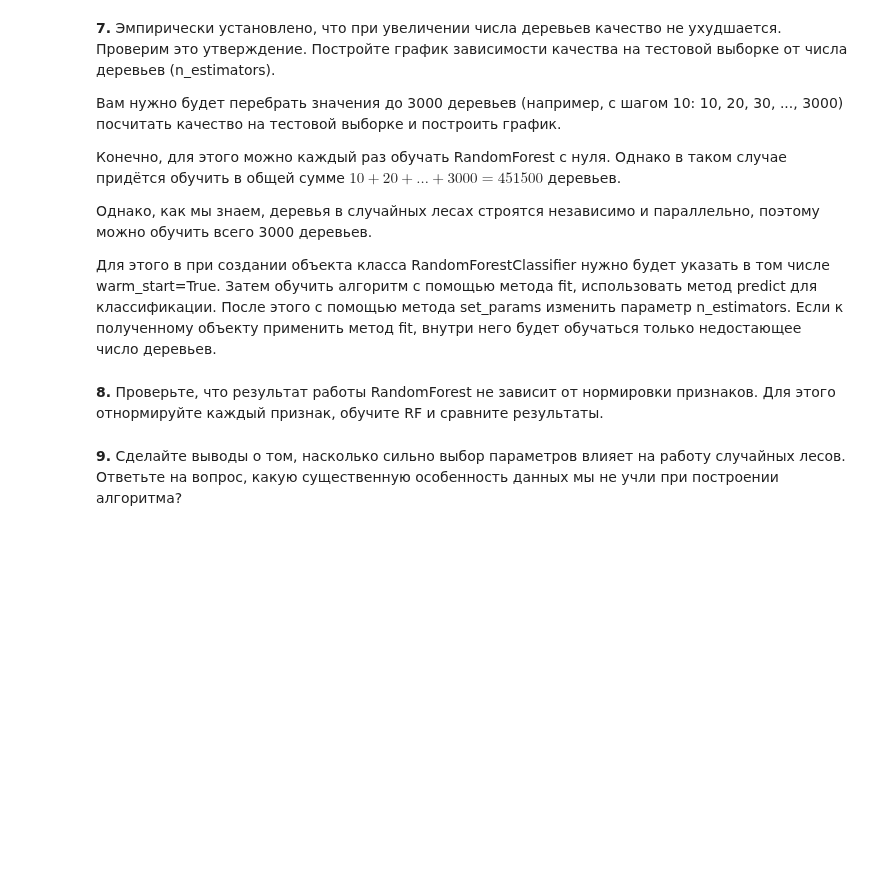
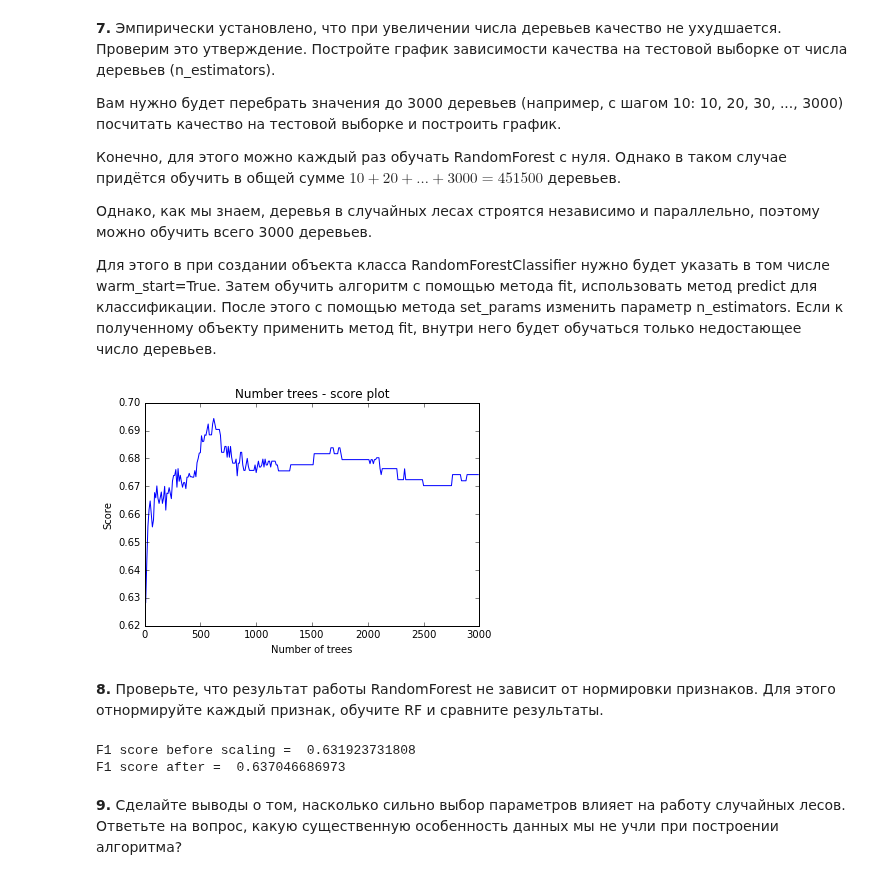
Before and after one commit to dbulgakov/HSE_DataMiningHW, a Jupyter notebook: DataAnalysis/Homeworks/Solutions/HW6/HW6_solution.ipynb, the cells around one changed output. Cells and saved outputs as stored; diff of their text form; code cells hidden in the pictures; blank space fills up the shorter version.

```diff
--- a/DataAnalysis/Homeworks/Solutions/HW6/HW6_solution.ipynb
+++ b/DataAnalysis/Homeworks/Solutions/HW6/HW6_solution.ipynb
@@ -155,2 +196,28 @@ cv.best_score_
+# %%
+grid_warm = RandomForestClassifier(warm_start=True, class_weight = cv.best_params_['class_weight'],
+                                  criterion = cv.best_params_['criterion'], max_depth = cv.best_params_['max_depth'],
+                                  max_features = cv.best_params_['max_features'])
+n_trees = 10
+scores = list()
+
+# Calculating values
+while n_trees != 3000:
+    grid_warm.set_params(n_estimators = n_trees)
+    grid_warm.fit(X_train_s, y_train)
+
+    predict_warm = grid_warm.predict(X_test_s)
+
+    f_scr = f1_score(y_test, predict_warm, average="weighted")
+
+    scores.append(f_scr);
+    n_trees += 10;
+# %%
+plt.plot(np.arange(10, 3000, 10), scores);
+plt.title("Number trees - score plot")
+plt.xlabel("Number of trees")
+plt.ylabel("Score")
+plt.show()
+# %% [output]
+[figure, added]
 # %% [markdown]
 **8.** Проверьте, что результат работы RandomForest не зависит от нормировки признаков. Для этого отнормируйте каждый признак, обучите RF и сравните результаты.
@@ -161,2 +224,22 @@ from sklearn.preprocessing import StandardScaler
+# %%
+from sklearn.preprocessing import StandardScaler
+
+# Fitting standart scaler
+sr = StandardScaler()
+X_train_sc = sr.fit_transform(X_train_s)
+X_test_sc= sr.transform(X_test_s)
+
+# Fitting RF
+rf = RandomForestClassifier()
+rf.fit(X_train_sc, y_train);
+predict = rf.predict(X_test_sc)
+
+# Getting F1 score
+f1_sc_2 = f1_score(y_test, predict, average="weighted")
+print('F1 score before scaling = ', f1_sc)
+print('F1 score after = ', f1_sc_2)
+# %% [output]
+F1 score before scaling =  0.631923731808
+F1 score after =  0.637046686973
 # %% [markdown]
 **9.** Сделайте выводы о том, насколько сильно выбор параметров влияет на работу случайных лесов. Ответьте на вопрос, какую существенную особенность данных мы не учли при построении алгоритма?
```
Also changed, not shown: parts of 7 cells of this notebook.
